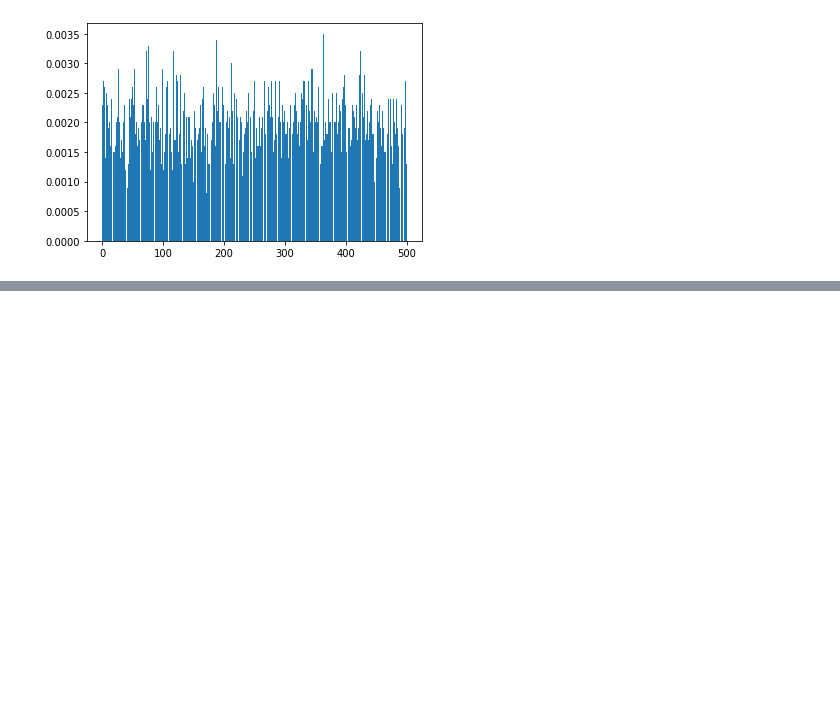
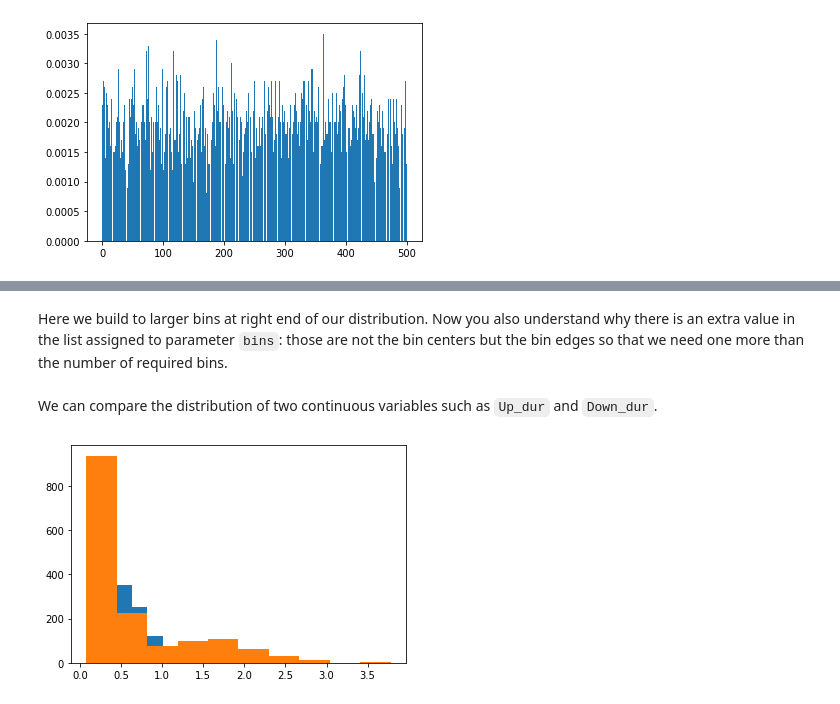
Before and after one commit to arnaumanasanch/neuropy_crashcourse, a Jupyter notebook: distributions.ipynb, the cells around one changed output, grey strips where cells are left out. Drawn from its saved outputs; the diff is of its cells as text; code cells hidden in the pictures; blank space fills up the shorter version.

Commit message:
distributions notebook final

```diff
--- a/distributions.ipynb
+++ b/distributions.ipynb
@@ -130,0 +160,11 @@ _ = plt.hist(justavariable, bins=range(n_levels+1), rwidth=.9, density=True)
+# %% [markdown]
+Here we build to larger bins at right end of our distribution.
+Now you also understand why there is an extra value in the list assigned to parameter `bins`: those are not the bin centers but the bin edges so that we need one more than the number of required bins.
+# %% [markdown]
+We can compare the distribution of two continuous variables such as `Up_dur` and `Down_dur`.
+# %%
+plt.figure()
+_ = plt.hist(data.Up_dur, bins=10)
+_ = plt.hist(data.Down_dur, bins=10)
+# %% [output]
+[figure, added]
```
Also changed, not shown: parts of 37 cells of this notebook.
